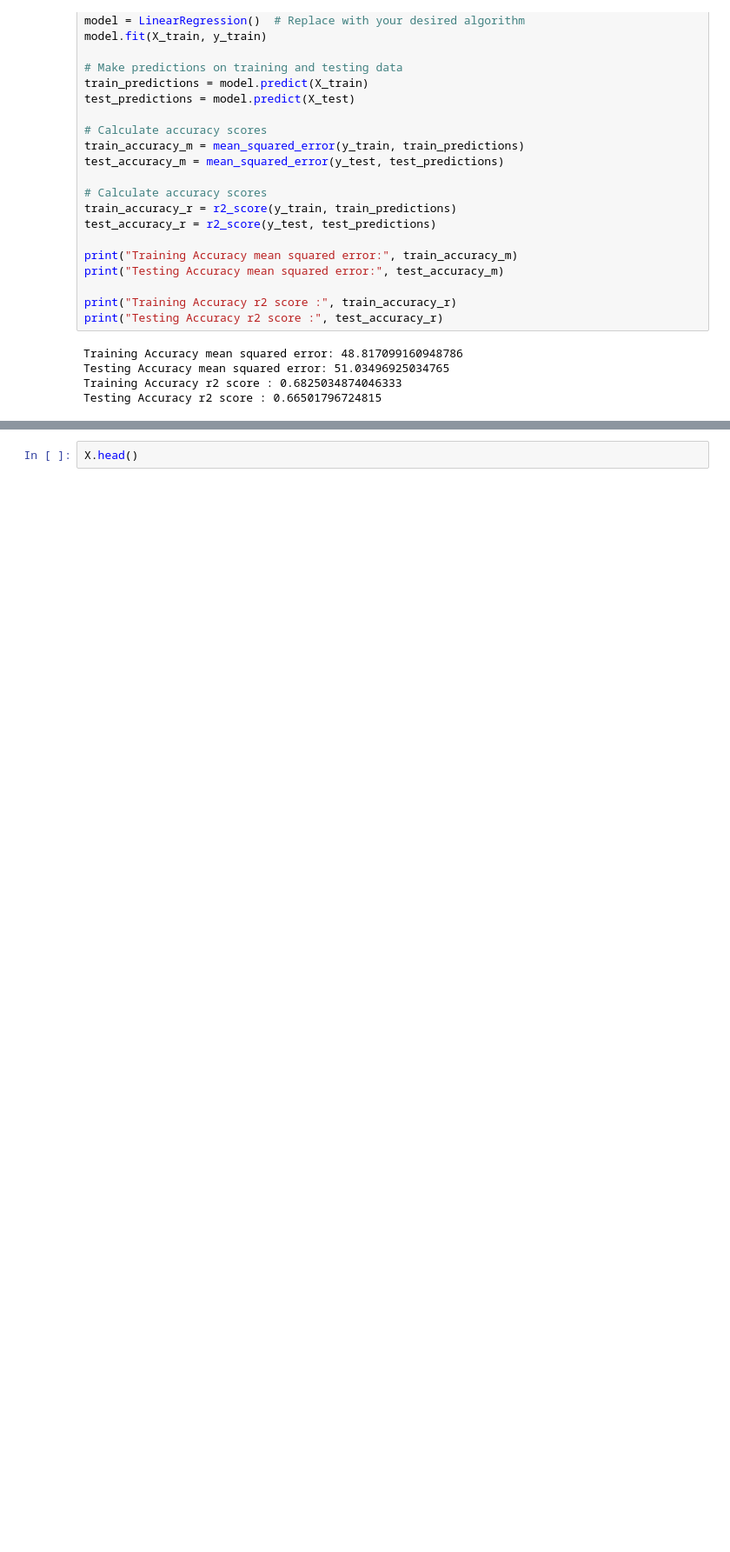
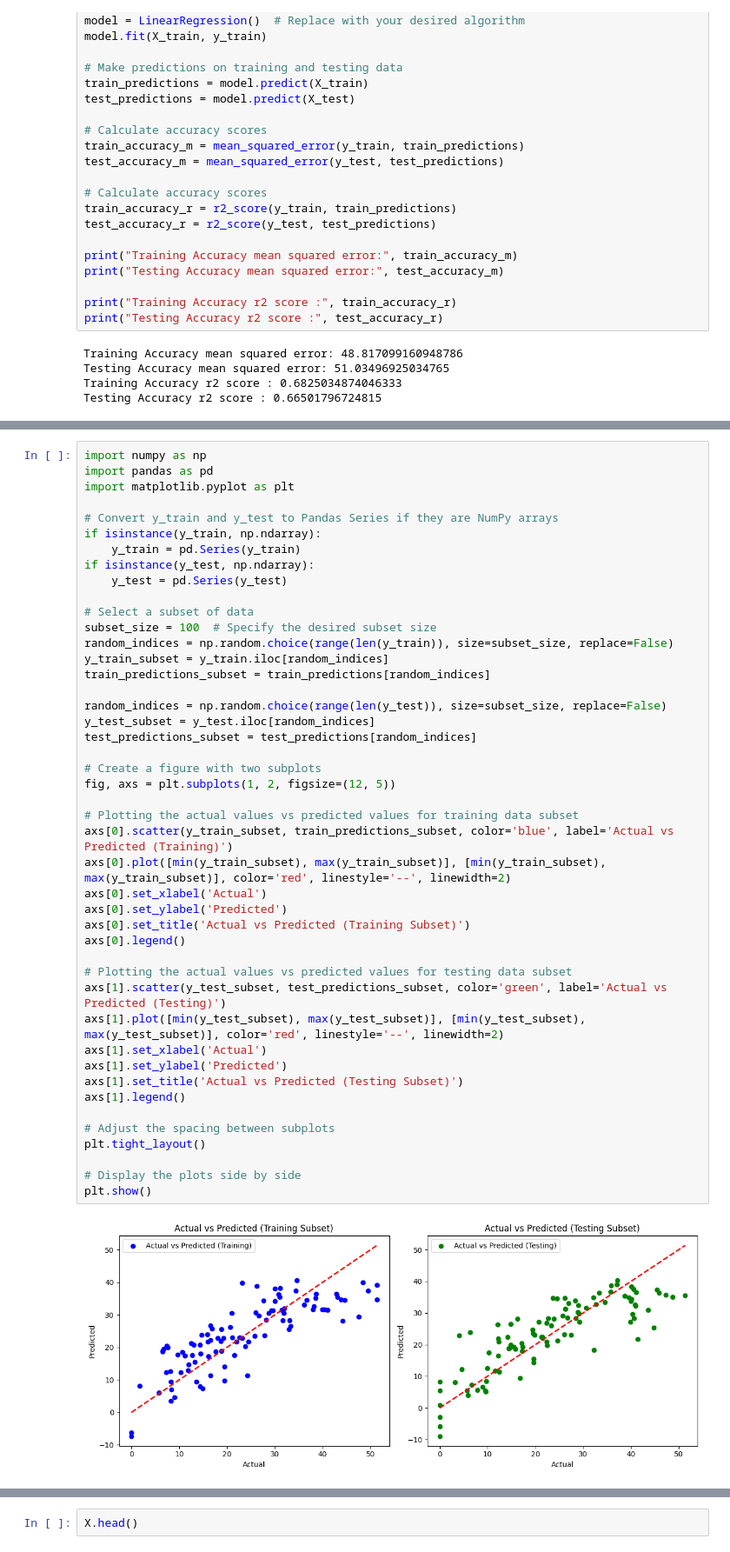
Before and after one commit to KolekarPramod/Bike-sharing-Demand-Prediction, a Jupyter notebook: Bike_sharing_Demand_Prediction.ipynb, the cells around one changed output, grey strips where cells are left out. Shown at 87% size. Saved outputs shown, nothing was run; the diff lists cells and outputs as text; blank space fills up the shorter version.

```diff
--- a/Bike_sharing_Demand_Prediction.ipynb
+++ b/Bike_sharing_Demand_Prediction.ipynb
@@ -945,0 +977,47 @@ Testing Accuracy r2 score : 0.66501796724815
+# %%
+import numpy as np
+import pandas as pd
+import matplotlib.pyplot as plt
+
+# Convert y_train and y_test to Pandas Series if they are NumPy arrays
+if isinstance(y_train, np.ndarray):
+    y_train = pd.Series(y_train)
+if isinstance(y_test, np.ndarray):
+    y_test = pd.Series(y_test)
+
+# Select a subset of data
+subset_size = 100  # Specify the desired subset size
+random_indices = np.random.choice(range(len(y_train)), size=subset_size, replace=False)
+y_train_subset = y_train.iloc[random_indices]
+train_predictions_subset = train_predictions[random_indices]
+
+random_indices = np.random.choice(range(len(y_test)), size=subset_size, replace=False)
+y_test_subset = y_test.iloc[random_indices]
+test_predictions_subset = test_predictions[random_indices]
+
+# Create a figure with two subplots
+fig, axs = plt.subplots(1, 2, figsize=(12, 5))
+
+# Plotting the actual values vs predicted values for training data subset
+axs[0].scatter(y_train_subset, train_predictions_subset, color='blue', label='Actual vs Predicted (Training)')
+axs[0].plot([min(y_train_subset), max(y_train_subset)], [min(y_train_subset), max(y_train_subset)], color='red', linestyle='--', linewidth=2)
+axs[0].set_xlabel('Actual')
+axs[0].set_ylabel('Predicted')
+axs[0].set_title('Actual vs Predicted (Training Subset)')
+axs[0].legend()
+
+# Plotting the actual values vs predicted values for testing data subset
+axs[1].scatter(y_test_subset, test_predictions_subset, color='green', label='Actual vs Predicted (Testing)')
+axs[1].plot([min(y_test_subset), max(y_test_subset)], [min(y_test_subset), max(y_test_subset)], color='red', linestyle='--', linewidth=2)
+axs[1].set_xlabel('Actual')
+axs[1].set_ylabel('Predicted')
+axs[1].set_title('Actual vs Predicted (Testing Subset)')
+axs[1].legend()
+
+# Adjust the spacing between subplots
+plt.tight_layout()
+
+# Display the plots side by side
+plt.show()
+# %% [output]
+[figure, added]
```
Also changed, not shown: parts of 23 cells of this notebook.
